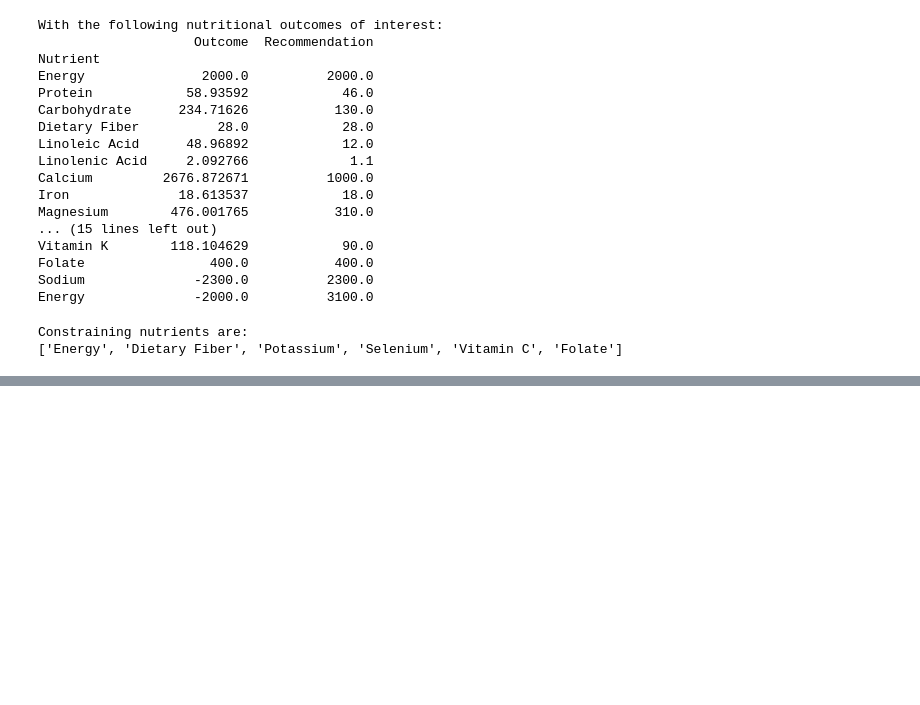
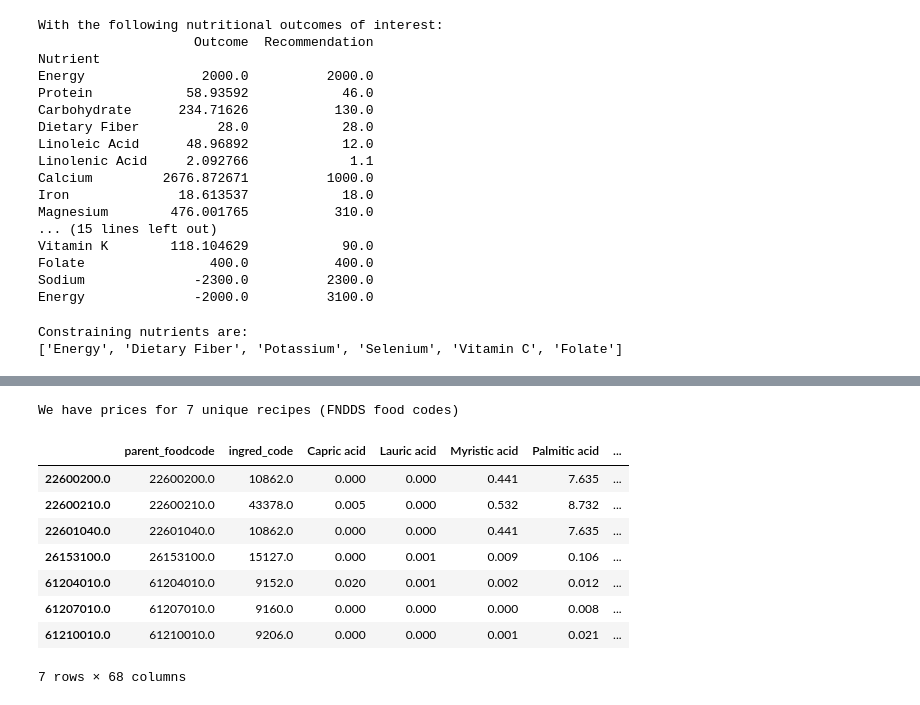
Before and after one commit to panda41983/Project2_EEP153, a Jupyter notebook: Project2.ipynb, the cells around one changed output, grey strips where cells are left out. Saved outputs shown, nothing was run; the diff lists cells and outputs as text; code cells hidden in the pictures; blank space fills up the shorter version.

Commit message:
Fresh failed solution

```diff
--- a/Project2.ipynb
+++ b/Project2.ipynb
@@ -392,0 +436,33 @@ Constraining nutrients are:
+# %%
+prices_fresh = prices_df[["parent_foodcode", "year", "price"]]
+
+prices_fresh = prices_fresh.set_index(["year", "parent_foodcode"])
+
+# we'll focus on the latest price data
+prices_fresh = prices_fresh.xs("2017/2018", level="year")
+
+# drop rows of prices where the price is "NA"
+prices_fresh = prices_fresh.dropna(subset="price")
+common_recipes = fresh_df.index.intersection(prices_fresh.index)
+
+# python tip: given a list of indices, "loc" both subsets and sorts.
+
+fresh_df = fresh_df.loc[common_recipes]
+prices_fresh = prices_fresh.loc[common_recipes]
+
+# lets remap the price dataframe index to be the actual food names.
+prices_fresh.index = prices_fresh.index.map(food_names_2)
+A_fresh_all = fresh_df.T
+
+print(f"We have prices for {prices_fresh.shape[0]} unique recipes (FNDDS food codes)")
+# %% [output]
+We have prices for 7 unique recipes (FNDDS food codes)
+|  | parent_foodcode | ingred_code | Capric acid | Lauric acid | Myristic acid | Palmitic acid | ... |
+| 22600200.0 | 22600200.0 | 10862.0 | 0.000 | 0.000 | 0.441 | 7.635 | ... |
+| 22600210.0 | 22600210.0 | 43378.0 | 0.005 | 0.000 | 0.532 | 8.732 | ... |
+| 22601040.0 | 22601040.0 | 10862.0 | 0.000 | 0.000 | 0.441 | 7.635 | ... |
+| 26153100.0 | 26153100.0 | 15127.0 | 0.000 | 0.001 | 0.009 | 0.106 | ... |
+| 61204010.0 | 61204010.0 | 9152.0 | 0.020 | 0.001 | 0.002 | 0.012 | ... |
+| 61207010.0 | 61207010.0 | 9160.0 | 0.000 | 0.000 | 0.000 | 0.008 | ... |
+| 61210010.0 | 61210010.0 | 9206.0 | 0.000 | 0.000 | 0.001 | 0.021 | ... |
+7 rows × 68 columns
```
Also changed, not shown: parts of 4 cells of this notebook.
